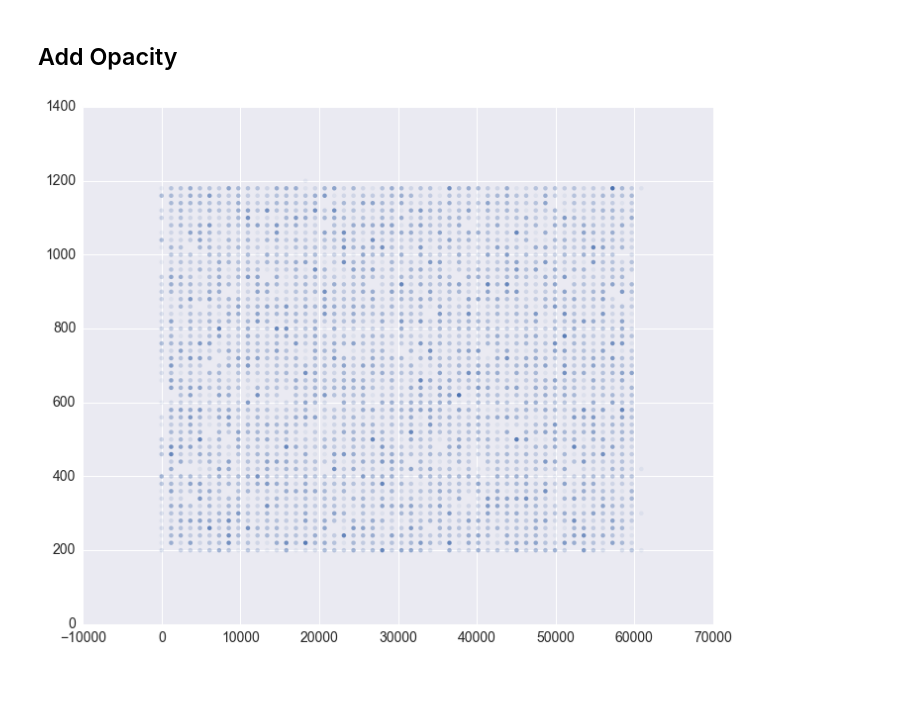
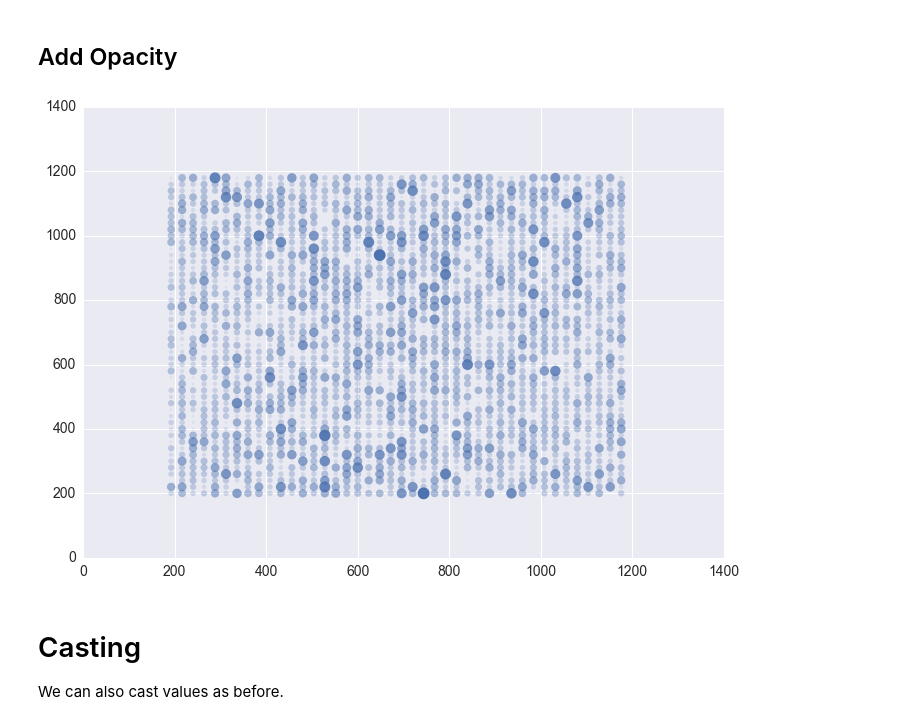
Before and after one commit to gregtam/jupyter-notebook-initializer, a Jupyter notebook: MPP Plotting.ipynb, the cells around one changed output. Cells and saved outputs as stored; diff of their text form; code cells hidden in the pictures; blank space fills up the shorter version.

```diff
--- a/MPP Plotting.ipynb
+++ b/MPP Plotting.ipynb
@@ -48,7 +49,7 @@ HTML('<script>{}</script>'.format(jPrefs))
 display(HTML('<style>.container {width:80% !important;}</style>'))
 
 # Set default matplotlib settings
-mpl.rcParams['figure.figsize'] = (10, 8)
+mpl.rcParams['figure.figsize'] = (10, 7)
 mpl.rcParams['lines.linewidth'] = 3
 mpl.rcParams['figure.titlesize'] = 26
 mpl.rcParams['axes.labelsize'] = 18
@@ -347,5 +678,5 @@ plt.tight_layout()
 # %%
-scatter_df = get_scatterplot_values('test_data', 'x_col', 'y_col', nbins=(50, 50))
+scatter_df = get_scatterplot_values('test_data', 'col_1', 'col_2', nbins=(50, 50))
 # %%
 plt.scatter(scatter_df.bin_nbr_x, scatter_df.bin_nbr_y, c=blue, s=10*scatter_df.freq)
 plt.tight_layout()
@@ -359,6 +691,6 @@ colour_matrix[:, :3] = blue
 colour_matrix[:, 3] = scatter_df.dropna().freq/np.max(scatter_df.dropna().freq)
 # %%
-plt.scatter(scatter_df.bin_nbr_x, scatter_df.bin_nbr_y, c=colour_matrix, lw=0)
+plt.scatter(scatter_df.bin_nbr_x, scatter_df.bin_nbr_y, c=colour_matrix, lw=0, s=10*scatter_df.freq)
 plt.tight_layout()
 # %% [output]
-[figure, old version]
+[figure, new version]
@@ -366,0 +697,3 @@ plt.tight_layout()
+# %% [markdown]
+# Casting
+We can also cast values as before.
```
Also changed, not shown: parts of 40 cells of this notebook, 5 other files.
